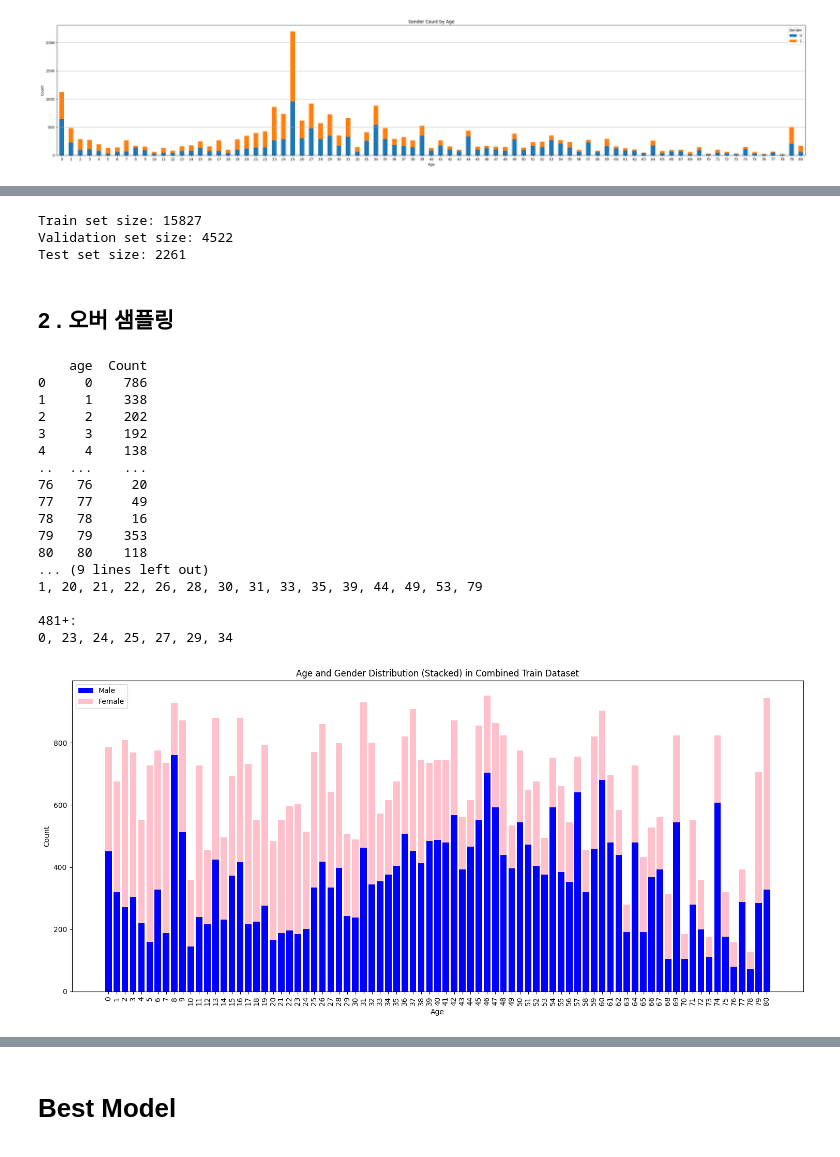
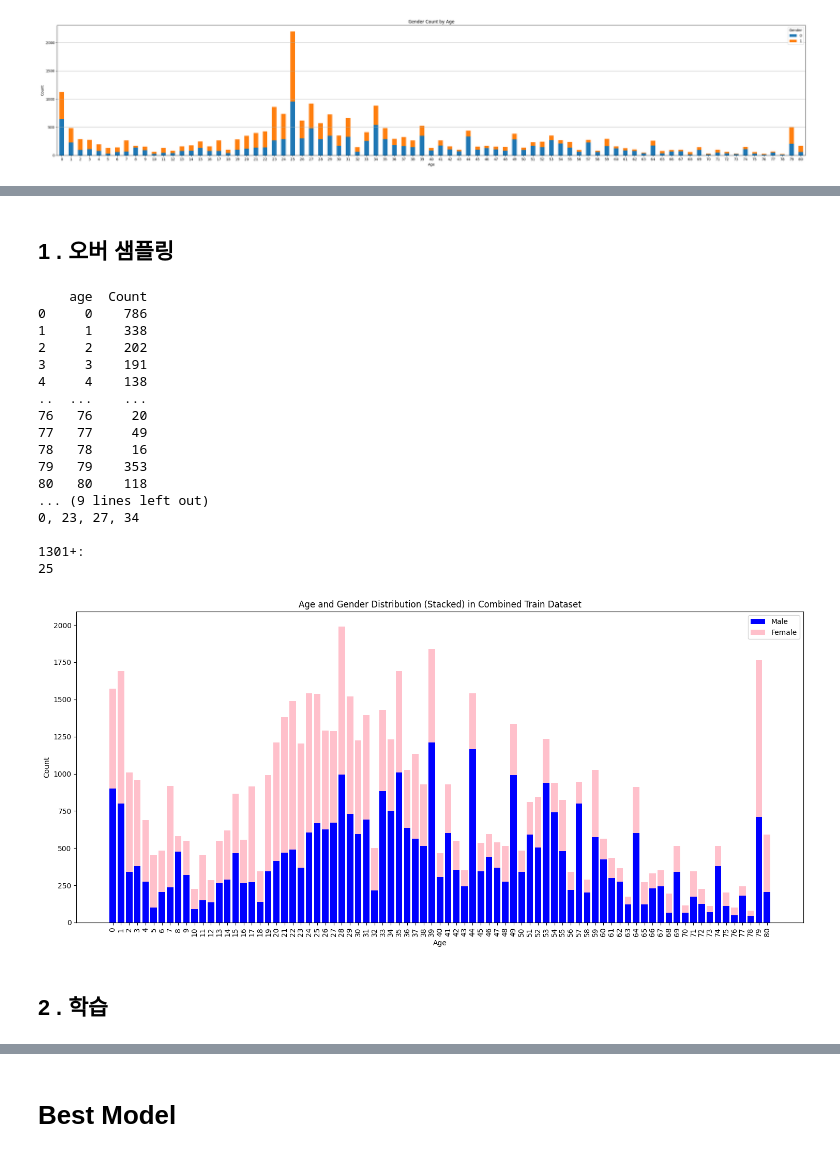
Before and after one commit to DongwooYoon/CNN-based-Age-and-Gender-Prediction, a Jupyter notebook: Age and Gender Prediction.ipynb, the cells around one changed output, grey strips where cells are left out. Drawn from its saved outputs; the diff is of its cells as text; code cells hidden in the pictures.

```diff
--- a/Age and Gender Prediction.ipynb
+++ b/Age and Gender Prediction.ipynb
@@ -387,7 +391,7 @@ for epoch in range(num_epochs):
         gender_logits, age_logits = model(inputs)
 
         # 손실 계산
-        total_loss = calculate_total_loss(gender_logits, age_logits, genders, ages, beta=2.0)
+        total_loss = calculate_total_loss(gender_logits, age_logits, genders, ages)
 
         # 역전파
         total_loss.backward()
@@ -425,7 +429,7 @@ for epoch in range(num_epochs):
             gender_logits, age_logits = model(inputs)
 
             # 총 손실 계산
-            total_loss = calculate_total_loss(gender_logits, age_logits, genders, ages, beta=2.0)
+            total_loss = calculate_total_loss(gender_logits, age_logits, genders, ages)
 
             val_running_loss += total_loss.item()
 
@@ -614,36 +581,5 @@ plt.show()
-# %%
-stratify_array = np.array(list(zip(df['age'], df['gender'])))
-
-# df -> 70% train_df, 30% temp_df
-train_df, temp_df = train_test_split(
-    df,
-    test_size=0.3,  # 30% temp_df
-    random_state=0,
-    shuffle=True,
-    stratify=stratify_array,
-)
-
-temp_stratify_array = np.array(list(zip(temp_df['age'], temp_df['gender'])))
-
-# temp_df -> valid_df, test_df (2:1)
-valid_df, test_df = train_test_split(
-    temp_df,
-    test_size=1/3,  # 1/3 test_df
-    random_state=0,
-    shuffle=True,
-    stratify=temp_stratify_array,
-)
-
-# print result
-print(f"Train set size: {len(train_df)}")
-print(f"Validation set size: {len(valid_df)}")
-print(f"Test set size: {len(test_df)}")
-# %% [output]
-Train set size: 15827
-Validation set size: 4522
-Test set size: 2261
 # %% [markdown]
-## 2 . 오버 샘플링
+## 1 . 오버 샘플링
 # %%
 # Count the number of entries for each age (combining genders)
 age_counts = train_df.groupby("age").size().reset_index(name="Count")
@@ -652,8 +588,8 @@ age_counts = train_df.groupby("age").size().reset_index(name="Count")
 print(age_counts)
 
 # Count 값을 기준으로 데이터를 나눌 구간(bins)과 레이블(labels) 정의
-bins = [0, 120, 240, 480, float('inf')]  # 0~120, 121~240, 241~480, 481+ 구간 설정
-labels = ['0-120', '121-240', '241-480', '481+']  # 각 구간에 대한 레이블 설정
+bins = [0, 400, 600, 1300, float('inf')]
+labels = ['0-400', '401-600', '601-1300', '1301+']  # 각 구간에 대한 레이블 설정
 
 # Count 값에 따라 Group 열 추가
 age_counts['Group'] = pd.cut(age_counts['Count'], bins=bins, labels=labels)
@@ -678,7 +614,7 @@ pretty_print_age_groups(age_group_dict)
 0     0    786
 1     1    338
 2     2    202
-3     3    192
+3     3    191
 4     4    138
 ..  ...    ...
 76   76     20
@@ -687,8 +623,8 @@ pretty_print_age_groups(age_group_dict)
 79   79    353
 80   80    118
 ... (9 lines left out)
-1, 20, 21, 22, 26, 28, 30, 31, 33, 35, 39, 44, 49, 53, 79
+0, 23, 27, 34
 
-481+:
-0, 23, 24, 25, 27, 29, 34
+1301+:
+25
 # %%
@@ -776,33 +720,35 @@ def plot_age_gender_stacked(dataset, title):
     - title: 그래프 제목
     """
     # 모든 샘플에서 (age, gender) 데이터를 추출
     age_gender = []
     for _, age, gender in dataset:
         age_gender.append((age, gender))
 
     # 나이별로 남성과 여성의 수를 집계
     age_gender_counter = Counter(age_gender)
     age_labels = sorted(set(age for age, _ in age_gender))
     male_counts = [age_gender_counter[(age, 0)] for age in age_labels]  # 성별 0 (남성)
     female_counts = [age_gender_counter[(age, 1)] for age in age_labels]  # 성별 1 (여성)
 
     # 그래프 생성
     x = np.arange(len(age_labels))
 
     plt.figure(figsize=(15, 7))
     plt.bar(x, male_counts, label='Male', color='blue')  # 남성
     plt.bar(x, female_counts, bottom=male_counts, label='Female', color='pink')  # 여성 (남성 위에 쌓음)
 
     plt.xlabel('Age')
     plt.ylabel('Count')
     plt.title(title)
     plt.xticks(x, age_labels, rotation=90)
     plt.legend()
     plt.tight_layout()
     plt.show()
 
 # 학습 데이터셋 분포 (스택형 그래프)
-plot_age_gender_stacked(combined_train_dataset3, "Age and Gender Distribution (Stacked) in Combined Train Dataset")
+plot_age_gender_stacked(combined_train_dataset, "Age and Gender Distribution (Stacked) in Combined Train Dataset")
 # %% [output]
-[figure, old version]
+[figure, new version]
+# %% [markdown]
+## 2 . 학습
 # %%
```
Also changed, not shown: parts of 15 cells of this notebook.
